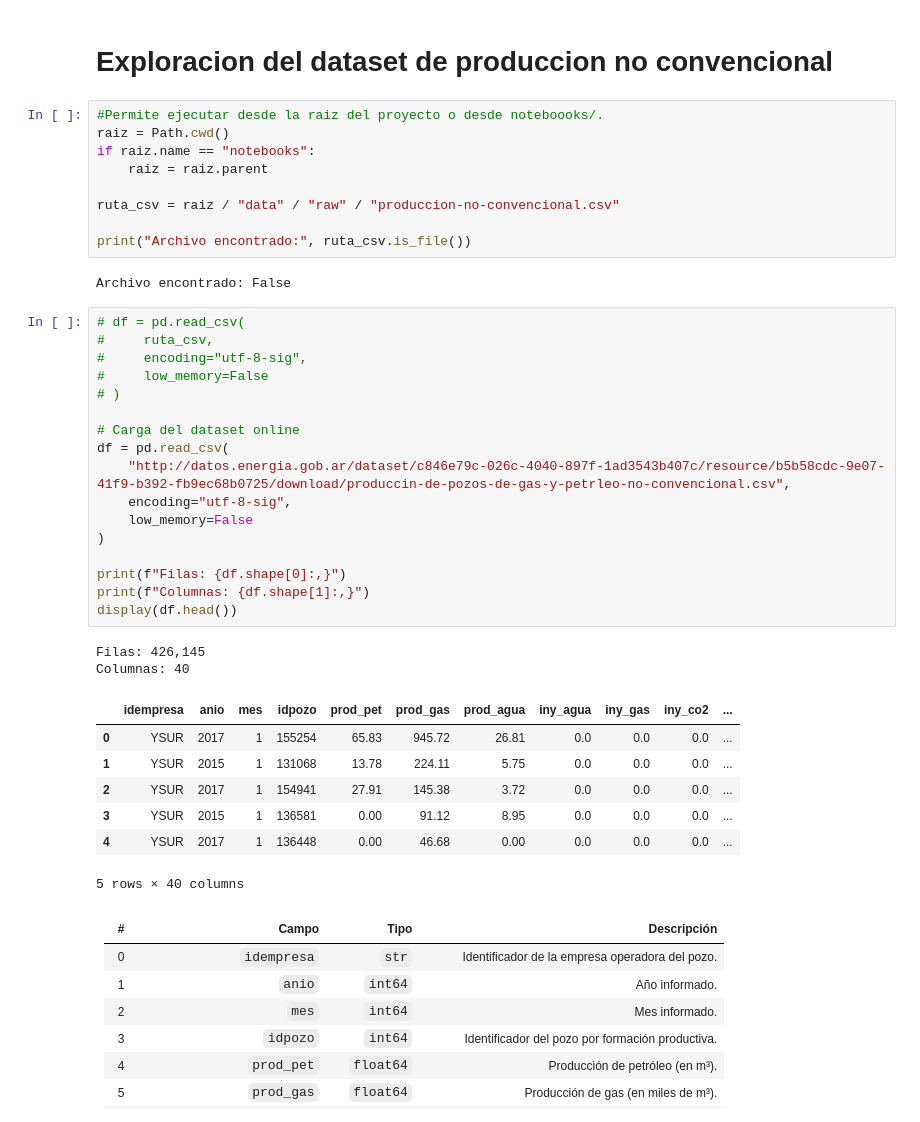
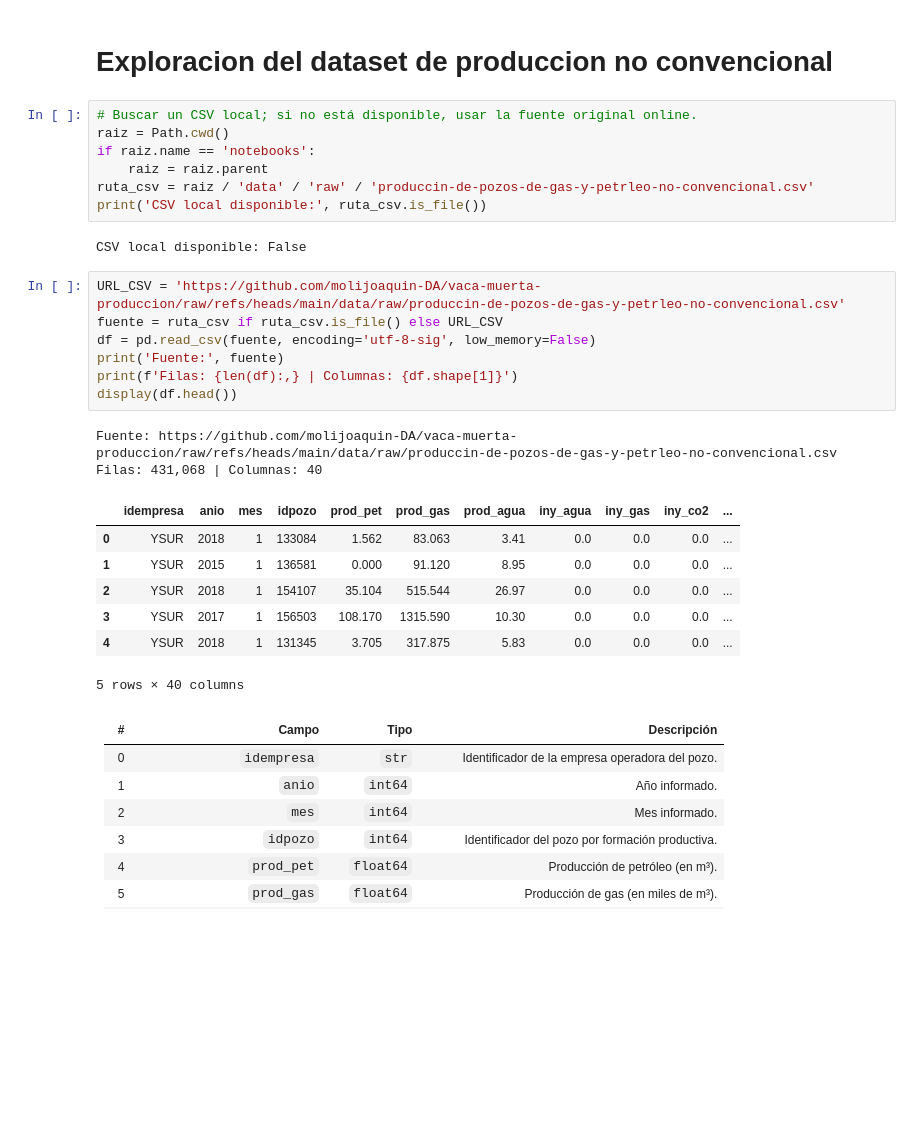
Before and after one commit to molijoaquin-DA/vaca-muerta-produccion, a Jupyter notebook: notebooks/01_exploracion_inicial.ipynb, the cells around one changed output. Cells and saved outputs as stored; diff of their text form; blank space fills up the shorter version.

```diff
--- a/notebooks/01_exploracion_inicial.ipynb
+++ b/notebooks/01_exploracion_inicial.ipynb
@@ -10,42 +10,30 @@ import numpy as np
 # %% [markdown]
 # Exploracion del dataset de produccion no convencional
 # %%
-#Permite ejecutar desde la raiz del proyecto o desde noteboooks/.
+# Buscar un CSV local; si no está disponible, usar la fuente original online.
 raiz = Path.cwd()
-if raiz.name == "notebooks":
+if raiz.name == 'notebooks':
     raiz = raiz.parent
-
-ruta_csv = raiz / "data" / "raw" / "produccion-no-convencional.csv"
-
-print("Archivo encontrado:", ruta_csv.is_file())
+ruta_csv = raiz / 'data' / 'raw' / 'produccin-de-pozos-de-gas-y-petrleo-no-convencional.csv'
+print('CSV local disponible:', ruta_csv.is_file())
 # %% [output]
-Archivo encontrado: False
+CSV local disponible: False
 # %%
-# df = pd.read_csv(
-#     ruta_csv,
-#     encoding="utf-8-sig",
-#     low_memory=False
-# )
-
-# Carga del dataset online
-df = pd.read_csv(
-    "http://datos.energia.gob.ar/dataset/c846e79c-026c-4040-897f-1ad3543b407c/resource/b5b58cdc-9e07-41f9-b392-fb9ec68b0725/download/produccin-de-pozos-de-gas-y-petrleo-no-convencional.csv",
-    encoding="utf-8-sig",
-    low_memory=False
-)
-
-print(f"Filas: {df.shape[0]:,}")
-print(f"Columnas: {df.shape[1]:,}")
+URL_CSV = 'https://github.com/molijoaquin-DA/vaca-muerta-produccion/raw/refs/heads/main/data/raw/produccin-de-pozos-de-gas-y-petrleo-no-convencional.csv'
+fuente = ruta_csv if ruta_csv.is_file() else URL_CSV
+df = pd.read_csv(fuente, encoding='utf-8-sig', low_memory=False)
+print('Fuente:', fuente)
+print(f'Filas: {len(df):,} | Columnas: {df.shape[1]}')
 display(df.head())
 # %% [output]
-Filas: 426,145
-Columnas: 40
+Fuente: https://github.com/molijoaquin-DA/vaca-muerta-produccion/raw/refs/heads/main/data/raw/produccin-de-pozos-de-gas-y-petrleo-no-convencional.csv
+Filas: 431,068 | Columnas: 40
 |  | idempresa | anio | mes | idpozo | prod_pet | prod_gas | prod_agua | iny_agua | iny_gas | iny_co2 | ... |
-| 0 | YSUR | 2017 | 1 | 155254 | 65.83 | 945.72 | 26.81 | 0.0 | 0.0 | 0.0 | ... |
-| 1 | YSUR | 2015 | 1 | 131068 | 13.78 | 224.11 | 5.75 | 0.0 | 0.0 | 0.0 | ... |
-| 2 | YSUR | 2017 | 1 | 154941 | 27.91 | 145.38 | 3.72 | 0.0 | 0.0 | 0.0 | ... |
-| 3 | YSUR | 2015 | 1 | 136581 | 0.00 | 91.12 | 8.95 | 0.0 | 0.0 | 0.0 | ... |
-| 4 | YSUR | 2017 | 1 | 136448 | 0.00 | 46.68 | 0.00 | 0.0 | 0.0 | 0.0 | ... |
+| 0 | YSUR | 2018 | 1 | 133084 | 1.562 | 83.063 | 3.41 | 0.0 | 0.0 | 0.0 | ... |
+| 1 | YSUR | 2015 | 1 | 136581 | 0.000 | 91.120 | 8.95 | 0.0 | 0.0 | 0.0 | ... |
+| 2 | YSUR | 2018 | 1 | 154107 | 35.104 | 515.544 | 26.97 | 0.0 | 0.0 | 0.0 | ... |
+| 3 | YSUR | 2017 | 1 | 156503 | 108.170 | 1315.590 | 10.30 | 0.0 | 0.0 | 0.0 | ... |
+| 4 | YSUR | 2018 | 1 | 131345 | 3.705 | 317.875 | 5.83 | 0.0 | 0.0 | 0.0 | ... |
 5 rows × 40 columns
 # %% [markdown]
 |  # | Campo                    | Tipo      | Descripción                                                |
```
Also changed, not shown: parts of 53 cells of this notebook, 2 other files.
